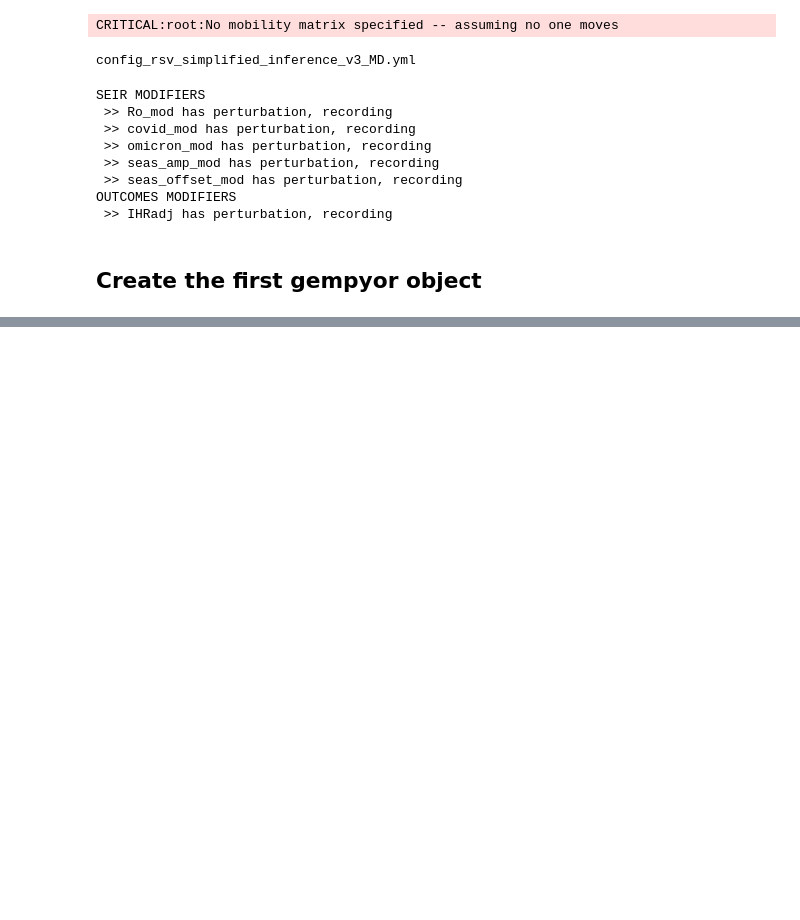
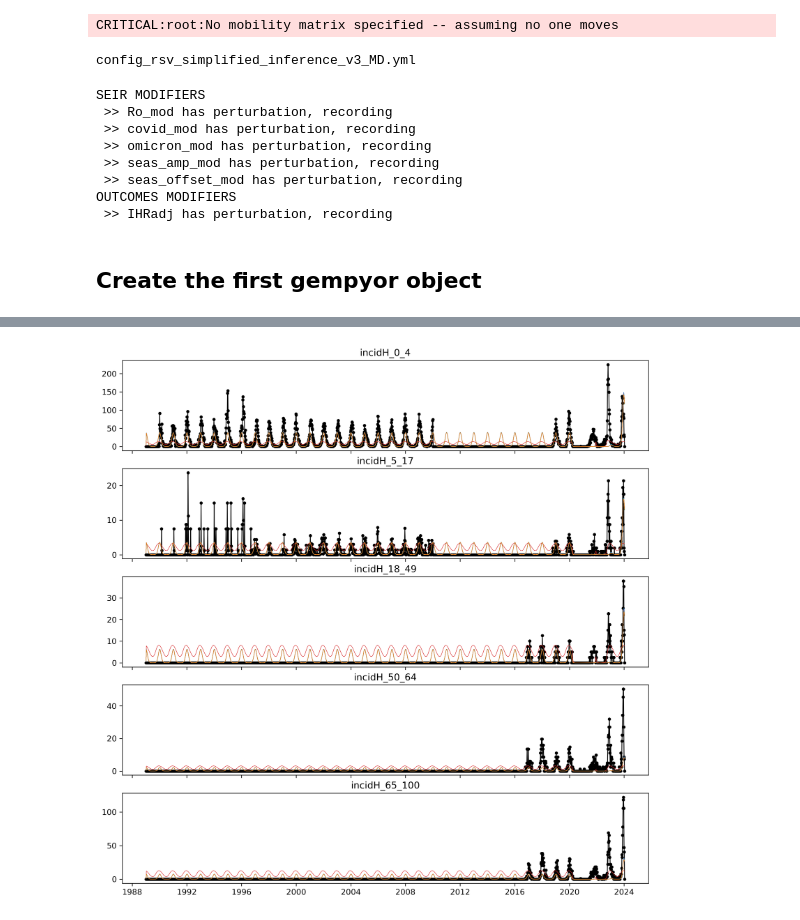
Before and after one commit to jcblemai/flepiMoP_Notebooks, a Jupyter notebook: emcee_try copy.ipynb, the cells around one changed output, grey strips where cells are left out. Cells and saved outputs as stored; diff of their text form; code cells hidden in the pictures; blank space fills up the shorter version.

```diff
--- a/emcee_try copy.ipynb
+++ b/emcee_try copy.ipynb
@@ -201,6 +201,8 @@ outcomes_df_ref, hpar_ref, hnpi_df_ref = outcomes.postprocess_and_write(
     hpar=hpar_df,
     npi=npi_outcomes,
 )
+
+outcomes_df_ref = outcomes_df_ref.set_index("date")
 print("TEST RUN IS DONE")
 # %% [output]
 MAKING A TEST RUN TO GET SETUP
@@ -277,0 +458,20 @@ axes[-1].set_xlabel("step number");
+# %%
+#import concurrent.futures
+#
+def evaluate(proposals, k):
+    proposal = proposals[k]
+    snpi_df_mod, hnpi_df_mod = input_proposal(proposal, snpi_df_ref, hnpi_df_ref, fitted_params, ndim)
+
+    outcomes_df = run_simulation(snpi_df_mod,
+                                hnpi_df_mod,
+                                modinf, p_draw, unique_strings, transition_array, proportion_array, proportion_info, initial_conditions, seeding_data, seeding_amounts,outcomes_parameters)
+    return outcomes_df
+#
+#with concurrent.futures.ThreadPoolExecutor(max_workers=nwalkers) as executor:
+#    # Map the function to the list of k values in parallel
+#    results = list(executor.map(lambda k_val: evaluate(samples[-1,:,:], k_val), np.arange(nwalkers)))
+#
+
+results = []
+for k in range(nwalkers):
+    results.append(evaluate(samples[-1,:,:], k))
@@ -278,3 +496,19 @@ axes[-1].set_xlabel("step number");
+# %%
+fig, axes = plt.subplots(len(statistics), figsize=(12, 12), sharex=True, dpi=300)
+for subpop in modinf.subpop_struct.subpop_names:
+        gt_s = gt[gt["subpop"]==subpop].loc[modinf.ti:modinf.tf].drop(["subpop"],axis=1).resample("W-SAT").sum()
+
+        for i, (key, value) in enumerate(statistics.items()):
+                ax = axes.flat[i]
+                ax.plot(gt_s[value], color='k', marker='.', lw=1)
+                for model_df in results:
+                        model_df_s = model_df[model_df["subpop"]==subpop].drop(["subpop","time"],axis=1).loc[min(gt_s.index):max(gt_s.index)].resample("W-SAT").sum() # todo sub subpop here
+                        ax.plot(model_df_s[key],  lw=.5)
+                #if True:
+                #        init_df_s = outcomes_df_ref[model_df["subpop"]==subpop].drop(["subpop","time"],axis=1).loc[min(gt_s.index):max(gt_s.index)].resample("W-SAT").sum() # todo sub subpop here
+                ax.set_title(value)
+# %% [output]
+[figure, added]
 # %%
 import corner
 # %%
```
Also changed, not shown: parts of 17 cells of this notebook, 1 other file.
